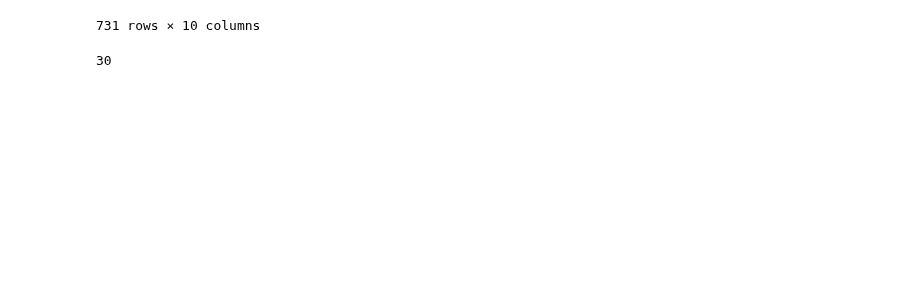
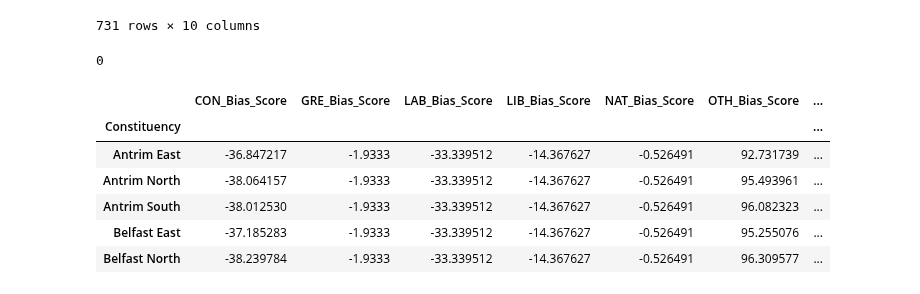
Before and after one commit to oscarhibbert/election-predictor, a Jupyter notebook: notebooks/ns_constituency.ipynb, the cells around one changed output. Drawn from its saved outputs; the diff is of its cells as text; code cells hidden in the pictures; blank space fills up the shorter version.

```diff
--- a/notebooks/ns_constituency.ipynb
+++ b/notebooks/ns_constituency.ipynb
@@ -184,6 +226,18 @@ average_biases_per_constituency
 | Yorkshire East | 14.944125 | 0.040953 | -8.441092 | -2.692386 | 0.201257 | -2.030472 | ... |
 731 rows × 10 columns
 # %%
-np.sum(average_biases_per_constituency.PLC_Bias_Score > 5)
+np.sum(average_biases_per_constituency.LIB_Bias_Score > 50)
 # %% [output]
-30
+0
+# %%
+OTH_high_bias_const = average_biases_per_constituency[average_biases_per_constituency.OTH_Bias_Score > 50]
+# %%
+OTH_high_bias_const.head()
+# %% [output]
+|  | CON_Bias_Score | GRE_Bias_Score | LAB_Bias_Score | LIB_Bias_Score | NAT_Bias_Score | OTH_Bias_Score | ... |
+| Constituency |  |  |  |  |  |  | ... |
+| Antrim East | -36.847217 | -1.9333 | -33.339512 | -14.367627 | -0.526491 | 92.731739 | ... |
+| Antrim North | -38.064157 | -1.9333 | -33.339512 | -14.367627 | -0.526491 | 95.493961 | ... |
+| Antrim South | -38.012530 | -1.9333 | -33.339512 | -14.367627 | -0.526491 | 96.082323 | ... |
+| Belfast East | -37.185283 | -1.9333 | -33.339512 | -14.367627 | -0.526491 | 95.255076 | ... |
+| Belfast North | -38.239784 | -1.9333 | -33.339512 | -14.367627 | -0.526491 | 96.309577 | ... |
```
Also changed, not shown: parts of 8 cells of this notebook.
